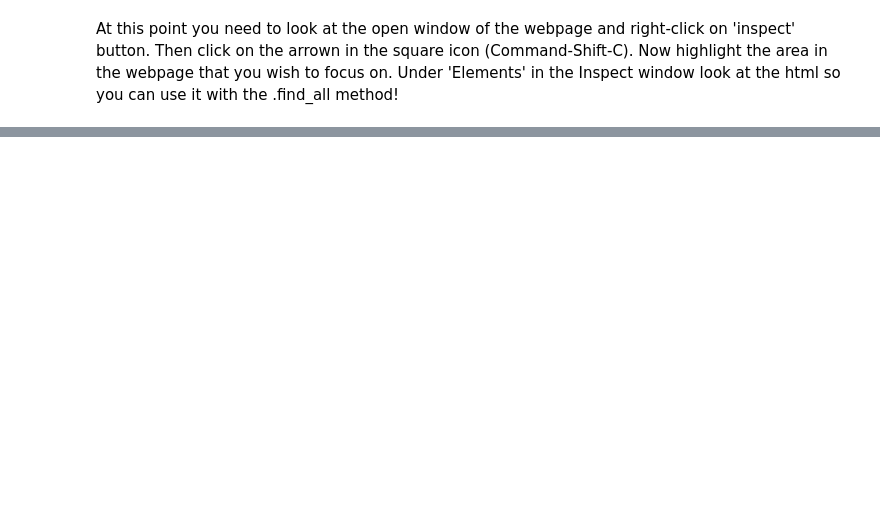
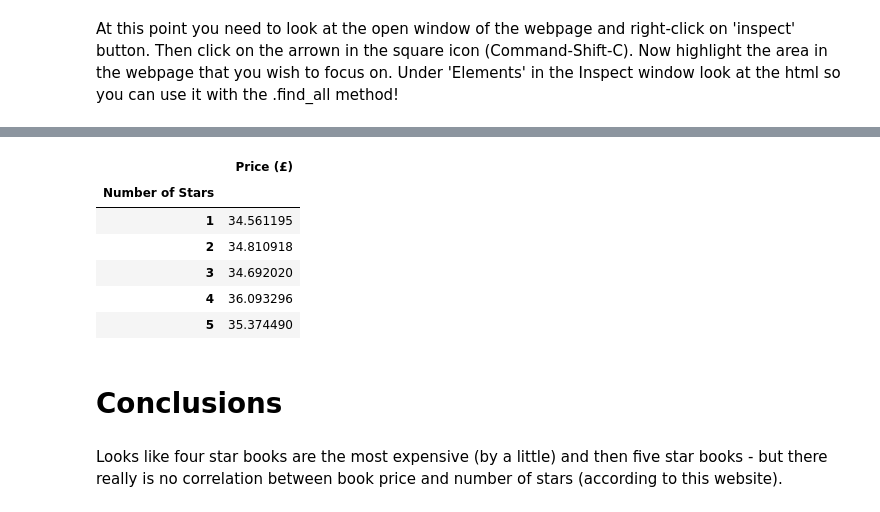
Before and after one commit to twhipple/Web_Scraping_Books, a Jupyter notebook: Web_Scraping_Books.ipynb, the cells around one changed output, grey strips where cells are left out. Drawn from its saved outputs; the diff is of its cells as text; code cells hidden in the pictures; blank space fills up the shorter version.

Commit message:
Conclusions

```diff
--- a/Web_Scraping_Books.ipynb
+++ b/Web_Scraping_Books.ipynb
@@ -346,0 +472,15 @@ next_button.send_keys(keys.ENTER)
+# %%
+# Group by rating
+df.groupby('Number of Stars').mean()
+# %% [output]
+|  | Price (£) |
+| Number of Stars |  |
+| 1 | 34.561195 |
+| 2 | 34.810918 |
+| 3 | 34.692020 |
+| 4 | 36.093296 |
+| 5 | 35.374490 |
+# %% [markdown]
+# Conclusions
+# %% [markdown]
+Looks like four star books are the most expensive (by a little) and then five star books - but there really is no correlation between book price and number of stars (according to this website).
```
Also changed, not shown: parts of 103 cells of this notebook.
